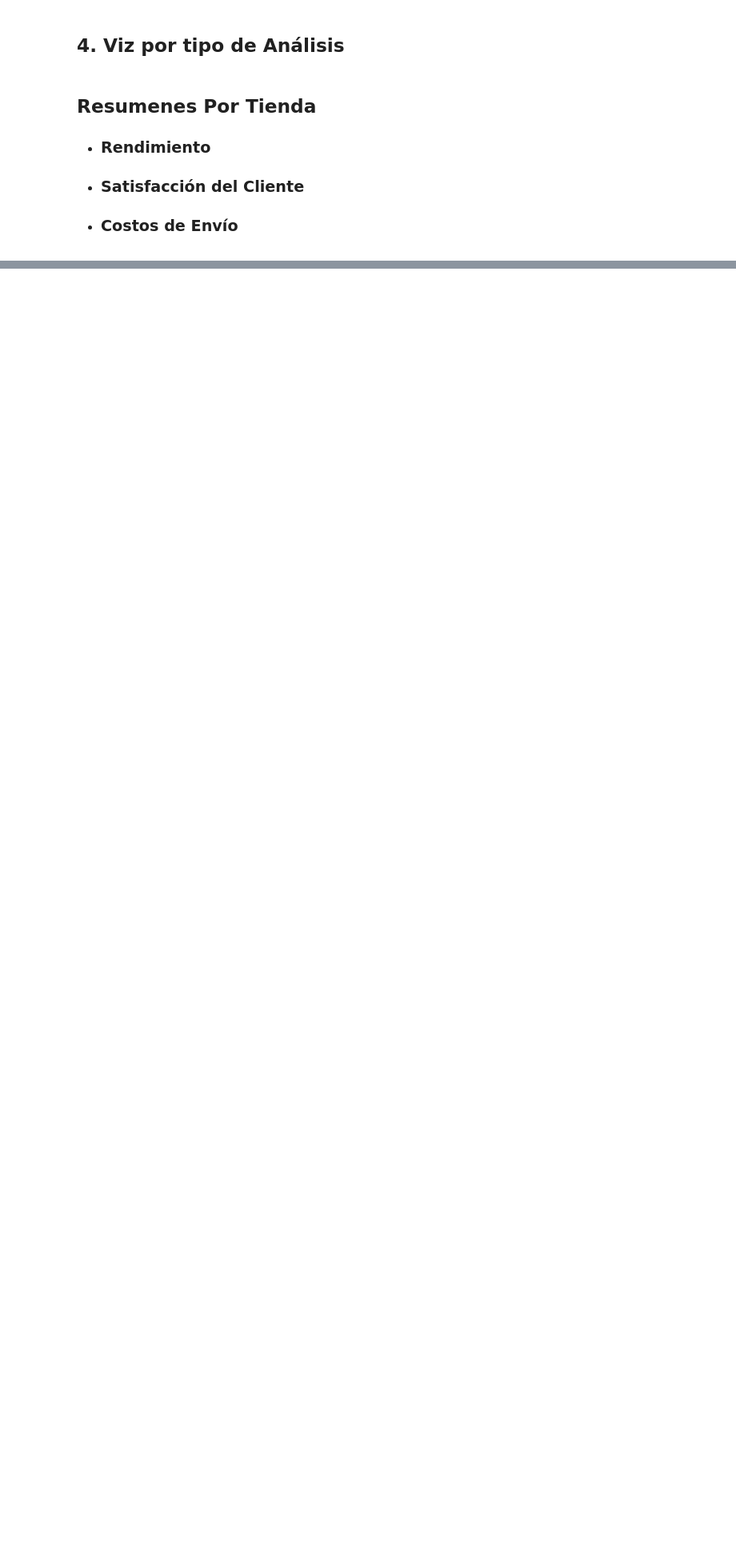
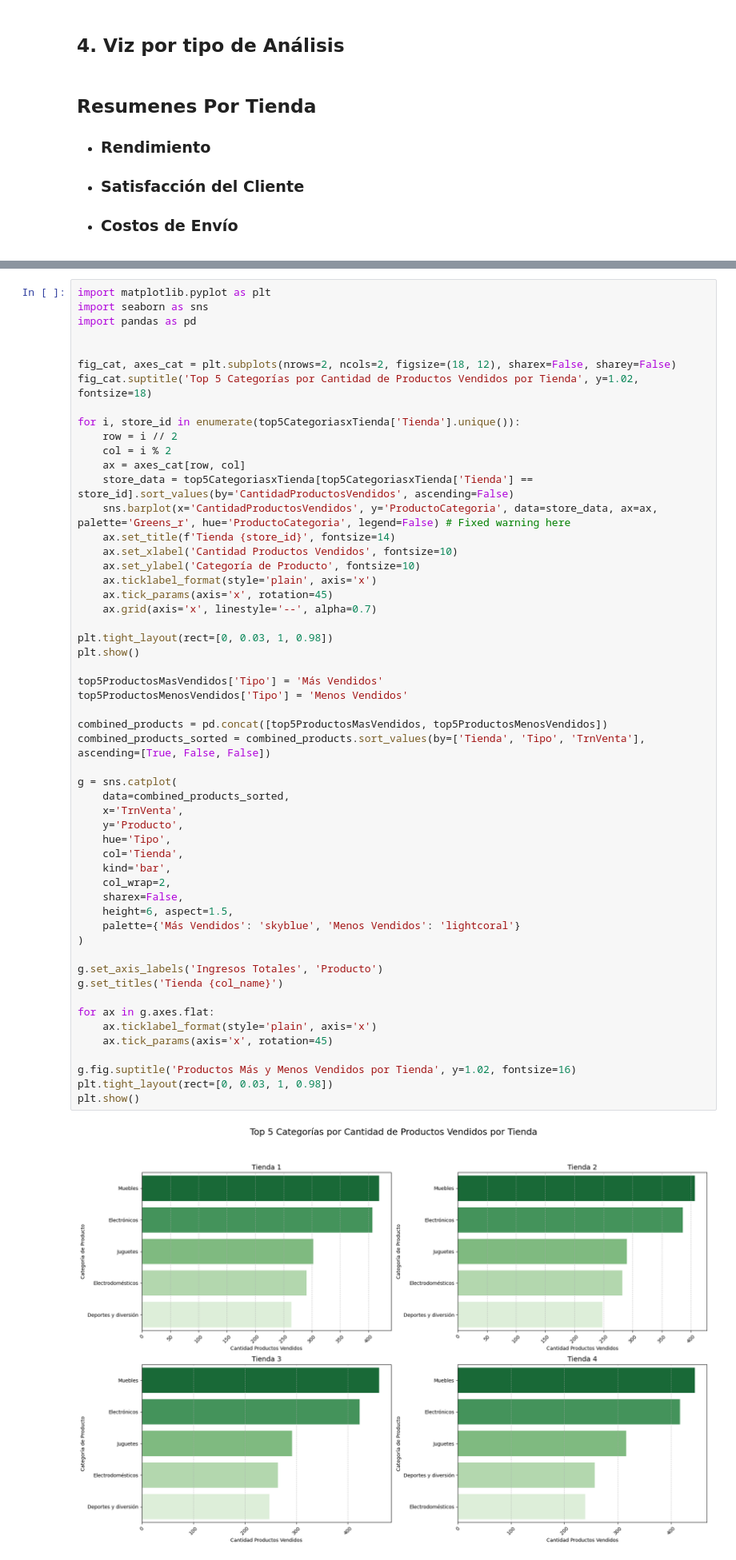
Before and after one commit to TechWithEva/Alura_G9_2026_Challenges_and_Tracking, a Jupyter notebook: Challenge1_Alura'sStores_Eva.ipynb, the cells around one changed output, grey strips where cells are left out. Shown at 80% size. Cells and saved outputs as stored; diff of their text form; blank space fills up the shorter version.

```diff
--- a/Challenge1_Alura'sStores_Eva.ipynb
+++ b/Challenge1_Alura'sStores_Eva.ipynb
@@ -439,0 +490,56 @@ plt.show()
+# %%
+import matplotlib.pyplot as plt
+import seaborn as sns
+import pandas as pd
+
+
+fig_cat, axes_cat = plt.subplots(nrows=2, ncols=2, figsize=(18, 12), sharex=False, sharey=False)
+fig_cat.suptitle('Top 5 Categorías por Cantidad de Productos Vendidos por Tienda', y=1.02, fontsize=18)
+
+for i, store_id in enumerate(top5CategoriasxTienda['Tienda'].unique()):
+    row = i // 2
+    col = i % 2
+    ax = axes_cat[row, col]
+    store_data = top5CategoriasxTienda[top5CategoriasxTienda['Tienda'] == store_id].sort_values(by='CantidadProductosVendidos', ascending=False)
+    sns.barplot(x='CantidadProductosVendidos', y='ProductoCategoria', data=store_data, ax=ax, palette='Greens_r', hue='ProductoCategoria', legend=False) # Fixed warning here
+    ax.set_title(f'Tienda {store_id}', fontsize=14)
+    ax.set_xlabel('Cantidad Productos Vendidos', fontsize=10)
+    ax.set_ylabel('Categoría de Producto', fontsize=10)
+    ax.ticklabel_format(style='plain', axis='x')
+    ax.tick_params(axis='x', rotation=45)
+    ax.grid(axis='x', linestyle='--', alpha=0.7)
+
+plt.tight_layout(rect=[0, 0.03, 1, 0.98])
+plt.show()
+
+top5ProductosMasVendidos['Tipo'] = 'Más Vendidos'
+top5ProductosMenosVendidos['Tipo'] = 'Menos Vendidos'
+
+combined_products = pd.concat([top5ProductosMasVendidos, top5ProductosMenosVendidos])
+combined_products_sorted = combined_products.sort_values(by=['Tienda', 'Tipo', 'TrnVenta'], ascending=[True, False, False])
+
+g = sns.catplot(
+    data=combined_products_sorted,
+    x='TrnVenta',
+    y='Producto',
+    hue='Tipo',
+    col='Tienda',
+    kind='bar',
+    col_wrap=2,
+    sharex=False,
+    height=6, aspect=1.5,
+    palette={'Más Vendidos': 'skyblue', 'Menos Vendidos': 'lightcoral'}
+)
+
+g.set_axis_labels('Ingresos Totales', 'Producto')
+g.set_titles('Tienda {col_name}')
+
+for ax in g.axes.flat:
+    ax.ticklabel_format(style='plain', axis='x')
+    ax.tick_params(axis='x', rotation=45)
+
+g.fig.suptitle('Productos Más y Menos Vendidos por Tienda', y=1.02, fontsize=16)
+plt.tight_layout(rect=[0, 0.03, 1, 0.98])
+plt.show()
+# %% [output]
+[figure, added]
```
Also changed, not shown: parts of 22 cells of this notebook.
